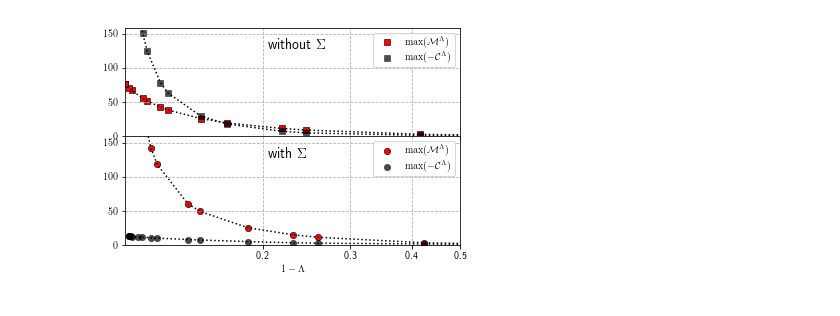
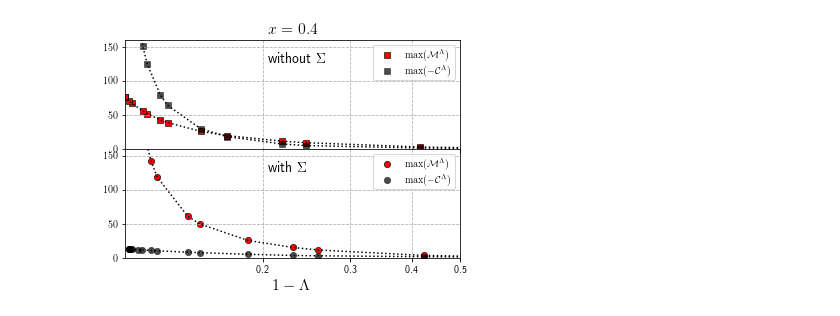
Before and after one commit to Ciro-Taranto/fRG_paper, a Jupyter notebook: scripts/TMP_fromhome.ipynb, the cells around one changed output. Cells and saved outputs as stored; diff of their text form; code cells hidden in the pictures.

```diff
--- a/scripts/TMP_fromhome.ipynb
+++ b/scripts/TMP_fromhome.ipynb
@@ -29,31 +28,33 @@ def complot(x,y,col,mark,al,lin,collab = None ):
 # %%
 xt= 0.205
 yt= 4*32.
+top, bottom = readdata("/home/taranto/Documents/dmf2rg_simple/data/tpri_0.080/copiadata.dat",0.600)
 ax1 = plt.subplot(211)
+plt.title(r'$x=0.4$',fontsize = 16)
 complot((top[:,0]),4*top[:,8],'red','s',1.0,'dotted',collab=r'$\mathrm{max}(\mathcal{M}^\Lambda)$')
 complot((top[:,0]),4*top[:,9],'black','s',0.7,'dotted',collab=r'$\mathrm{max}(-\mathcal{C}^\Lambda)$')
 ax1.tick_params(axis='x',which='both',labelbottom='off')
 ax2 = plt.subplot(212)
 complot((bottom[:,0]),4*bottom[:,8],'red','o',1.0,'dotted',collab=r'$\mathrm{max}(\mathcal{M}^\Lambda)$')
 complot((bottom[:,0]),4*bottom[:,9],'black','o',0.7,'dotted',collab=r'$\mathrm{max}(-\mathcal{C}^\Lambda)$')
 
 for ax in (ax1,ax2):
     ax.set_xscale('log')
     ax.set_ylim([0.,4*40.])
     ax.set_yticks(np.arange(0.,4*40.,50.))
     ax.set_xticks(np.arange(0.,1.,0.1))
     ax.set_xlim([np.min([top[-1,0],bottom[-1,0]]),0.5])
     ax.xaxis.grid(linestyle = 'dashed')
     ax.yaxis.grid(linestyle = 'dashed')
     ax.legend()
-ax2.set_xlabel(r'$1-\Lambda$')
+ax2.set_xlabel(r'$1-\Lambda$',fontsize=16)
 ax1.text(xt,yt,r'without $\Sigma$',fontsize=14)
 ax2.text(xt,yt,r'with $\Sigma$',fontsize=14)
 ax2.tick_params(axis='x',which= 'major', labelbottom='on' )
 ax2.tick_params(axis='x', which= 'minor', labelbottom='off')
 ax2.set_xticklabels([myform(a) for a in np.arange(0.,1.,0.1)])
 plt.subplots_adjust(hspace=0)
 namefig = '/home/taranto/Documents/fRG_paper/images/chargeproblem.png'
-plt.savefig(namefig)
+plt.savefig(namefig, dpi=300)
 # %% [output]
-[figure, old version]
+[figure, new version]
```
Also changed, not shown: parts of 4 cells of this notebook, 12 other files.
